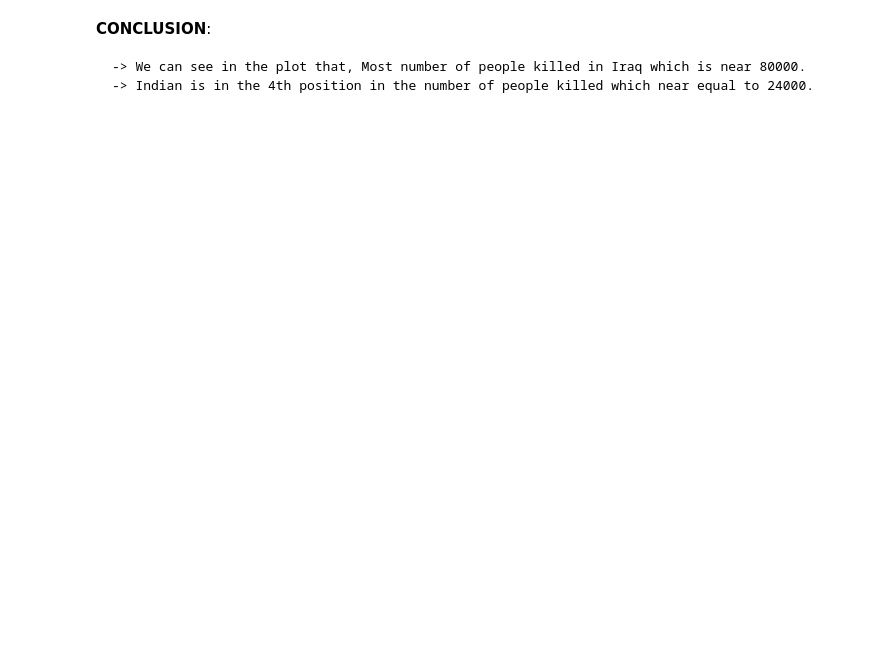
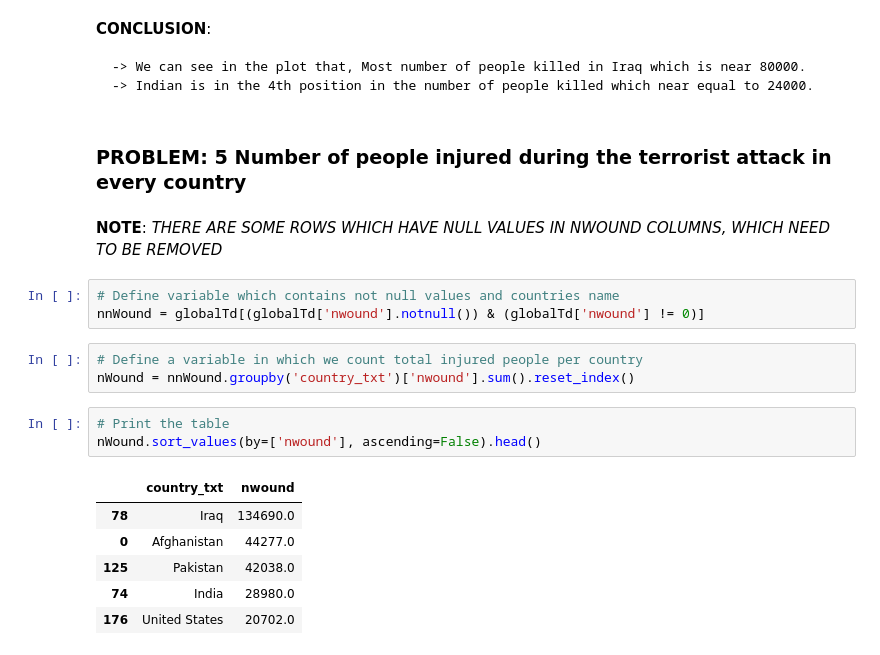
Before and after one commit to NEEL5252/Global-Data-Analysis, a Jupyter notebook: Analyzing_of_the_global_terrorism_dataset.ipynb, the cells around one changed output. Saved outputs shown, nothing was run; the diff lists cells and outputs as text; blank space fills up the shorter version.

Commit message:
PROBLEM - 5: Number of people injured during the terrorist attack in every country

````diff
--- a/Analyzing_of_the_global_terrorism_dataset.ipynb
+++ b/Analyzing_of_the_global_terrorism_dataset.ipynb
@@ -488,3 +488,23 @@ fig.show()
 -> We can see in the plot that, Most number of people killed in Iraq which is near 80000.
 -> Indian is in the 4th position in the number of people killed which near equal to 24000.
 ```
+# %% [markdown]
+### **PROBLEM: 5** Number of people injured during the terrorist attack in every country
+# %% [markdown]
+**NOTE**: *THERE ARE SOME ROWS WHICH HAVE NULL VALUES IN NWOUND COLUMNS, WHICH NEED TO BE REMOVED*
+# %%
+# Define variable which contains not null values and countries name
+nnWound = globalTd[(globalTd['nwound'].notnull()) & (globalTd['nwound'] != 0)]
+# %%
+# Define a variable in which we count total injured people per country
+nWound = nnWound.groupby('country_txt')['nwound'].sum().reset_index()
+# %%
+# Print the table
+nWound.sort_values(by=['nwound'], ascending=False).head()
+# %% [output]
+|  | country_txt | nwound |
+| 78 | Iraq | 134690.0 |
+| 0 | Afghanistan | 44277.0 |
+| 125 | Pakistan | 42038.0 |
+| 74 | India | 28980.0 |
+| 176 | United States | 20702.0 |
````
Also changed, not shown: parts of 3 cells of this notebook.
